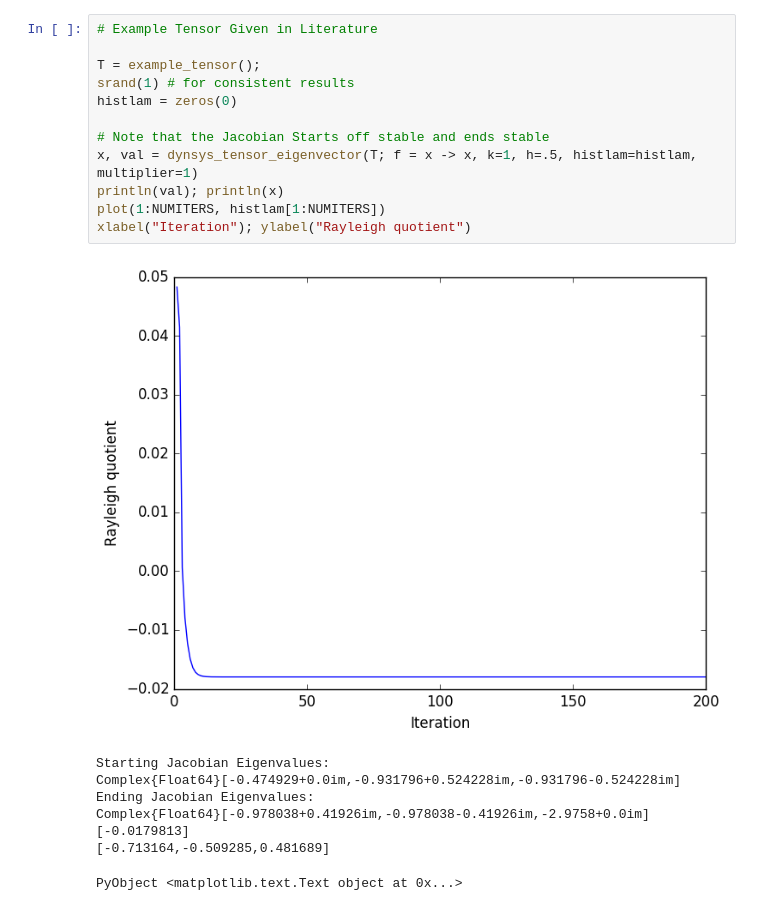
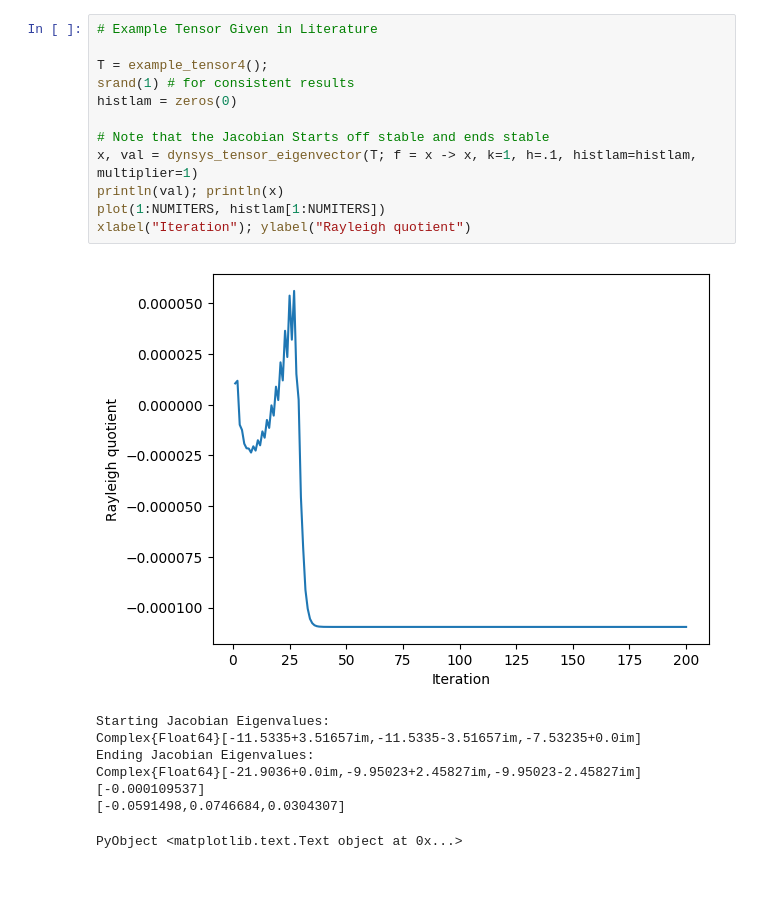
Before and after one commit to erichanslee/tensorz, a Jupyter notebook: TensorTest.ipynb, the cells around one changed output. Saved outputs shown, nothing was run; the diff lists cells and outputs as text; blank space fills up the shorter version.

```diff
--- a/TensorTest.ipynb
+++ b/TensorTest.ipynb
@@ -16,21 +6,21 @@ dynsys_tensor_eigenvector
 # %%
 # Example Tensor Given in Literature
 
-T = example_tensor();
+T = example_tensor4();
 srand(1) # for consistent results
 histlam = zeros(0)
 
 # Note that the Jacobian Starts off stable and ends stable
-x, val = dynsys_tensor_eigenvector(T; f = x -> x, k=1, h=.5, histlam=histlam, multiplier=1)
+x, val = dynsys_tensor_eigenvector(T; f = x -> x, k=1, h=.1, histlam=histlam, multiplier=1)
 println(val); println(x)
 plot(1:NUMITERS, histlam[1:NUMITERS])
 xlabel("Iteration"); ylabel("Rayleigh quotient")
 # %% [output]
-[figure, old version]
+[figure, new version]
 Starting Jacobian Eigenvalues:
-Complex{Float64}[-0.474929+0.0im,-0.931796+0.524228im,-0.931796-0.524228im]
+Complex{Float64}[-11.5335+3.51657im,-11.5335-3.51657im,-7.53235+0.0im]
 Ending Jacobian Eigenvalues:
-Complex{Float64}[-0.978038+0.41926im,-0.978038-0.41926im,-2.9758+0.0im]
-[-0.0179813]
-[-0.713164,-0.509285,0.481689]
+Complex{Float64}[-21.9036+0.0im,-9.95023+2.45827im,-9.95023-2.45827im]
+[-0.000109537]
+[-0.0591498,0.0746684,0.0304307]
 PyObject <matplotlib.text.Text object at 0x...>
```
Also changed, not shown: parts of 8 cells of this notebook, 2 other files.
